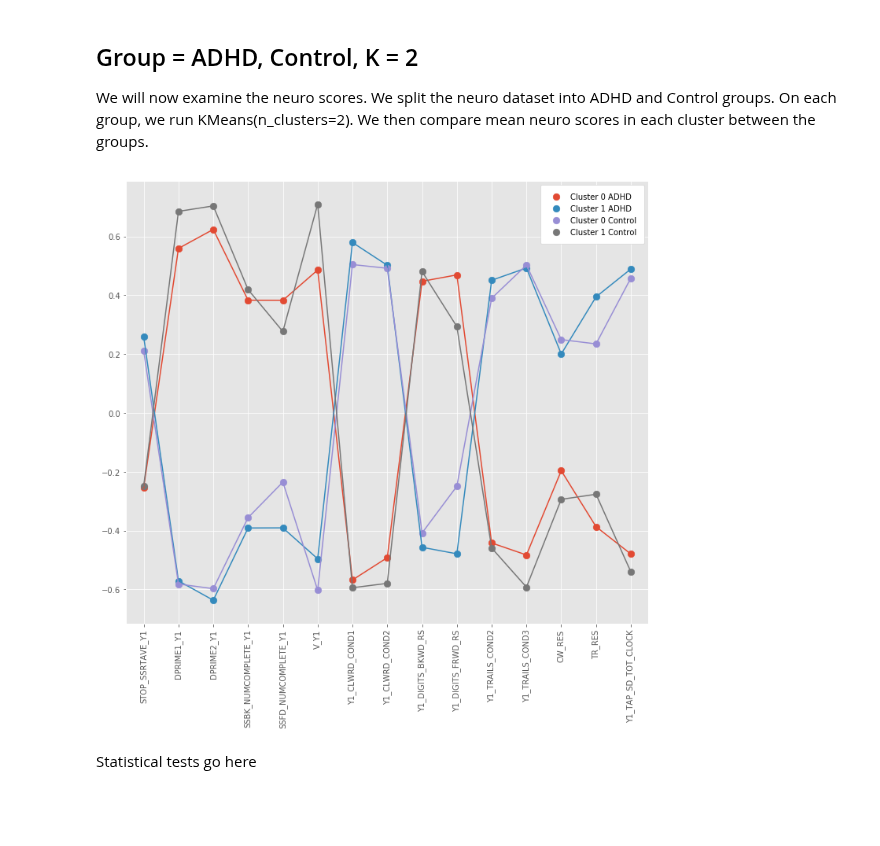
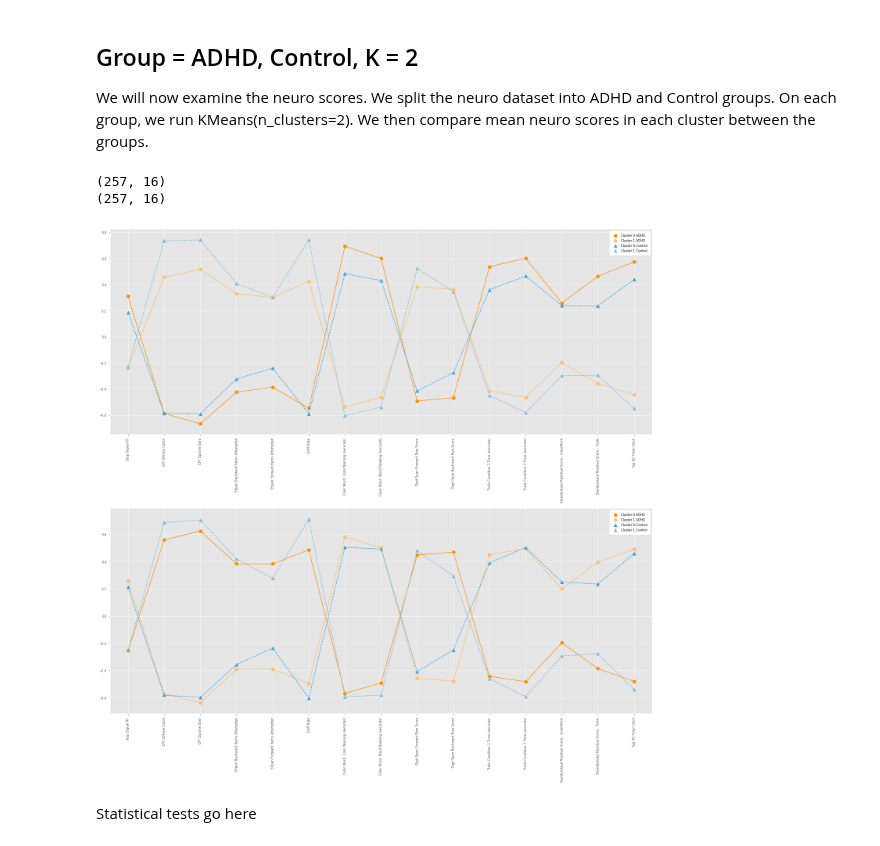
Before and after one commit to cjsmith015/Machine_Learning_and_ADHD, a Jupyter notebook: Unsupervised Learning.ipynb, the cells around one changed output. Cells and saved outputs as stored; diff of their text form; code cells hidden in the pictures; blank space fills up the shorter version.

```diff
--- a/Unsupervised Learning.ipynb
+++ b/Unsupervised Learning.ipynb
@@ -12,7 +12,7 @@ from sklearn.preprocessing import StandardScaler
 import matplotlib.pyplot as plt
 import matplotlib
 %matplotlib inline
-plt.style.use('ggplot')
+plt.style.use('seaborn-paper')
 # %% [markdown]
 # Unsupervised Learning in ADHD
 # %% [markdown]
@@ -164,19 +166,27 @@ This is a little less informative (particularly for Inattentive and Hyperactive
 ## Group = ADHD, Control, K = 2
 
 We will now examine the neuro scores. We split the neuro dataset into ADHD and Control groups. On each group, we run KMeans(n_clusters=2). We then compare mean neuro scores in each cluster between the groups.
+# %%
+data = pd.read_csv('data/full_data.csv')
+neuro_all, neuro_adhd, neuro_control = prep_data(data, dataset='neuro', scale='before')
+
+neuro_all_ns, neuro_adhd_ns, neuro_control_ns = prep_data(data, dataset='neuro')
 # %%
-fig, ax = plt.subplots(figsize=(10,10))
+fig, axs = plt.subplots(2,1,figsize=(20,20))
 
 scaler = StandardScaler()
 kmeans = KMeans(n_clusters=2, n_jobs=-1, random_state=56)
 steps = [('standard_scaler', scaler),
          ('kmeans', kmeans)]
 pipeline = Pipeline(steps)
 
-run_ADHD_Control_k2_neuro(neuro_adhd, neuro_control, pipeline, ax)
+run_ADHD_Control_k2_neuro(neuro_adhd, neuro_control, kmeans, axs[0])
+run_ADHD_Control_k2_neuro(neuro_adhd_ns, neuro_control_ns, pipeline, axs[1])
 plt.tight_layout()
 # %% [output]
+(257, 16)
+(257, 16)
-[figure, old version]
+[figure, new version]
 # %% [markdown]
 Statistical tests go here
 # %% [markdown]
```
Also changed, not shown: parts of 5 cells of this notebook, 1 other file.
